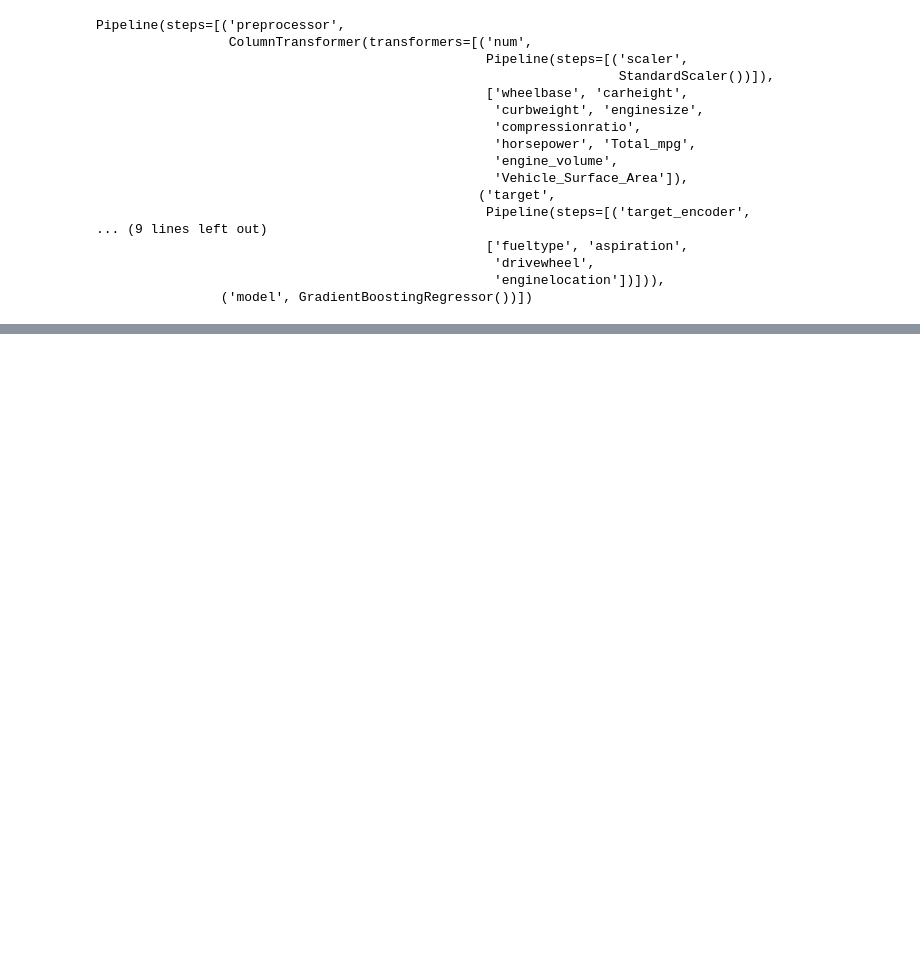
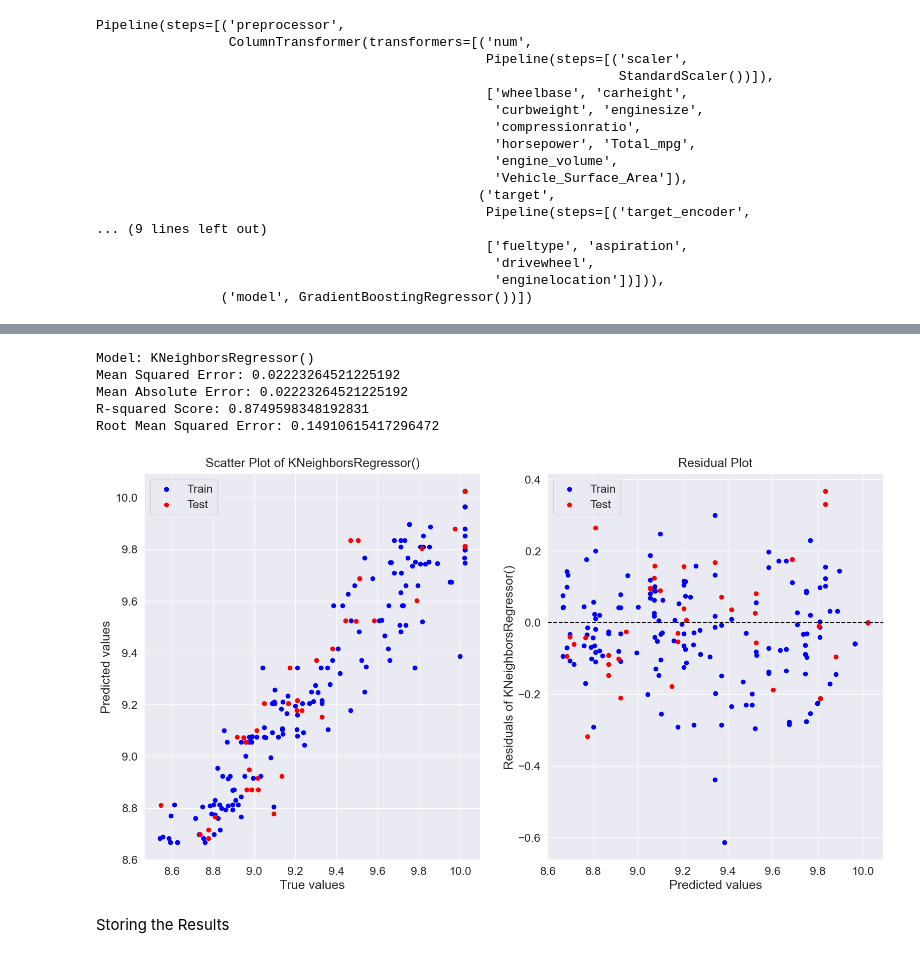
Before and after one commit to mideyolu/Car-Price-Prediction, a Jupyter notebook: car-price.ipynb, the cells around one changed output, grey strips where cells are left out. Saved outputs shown, nothing was run; the diff lists cells and outputs as text; code cells hidden in the pictures; blank space fills up the shorter version.

```diff
--- a/car-price.ipynb
+++ b/car-price.ipynb
@@ -1255,0 +1297,6 @@ Root Mean Squared Error: 0.11055907180680467
+# %%
+# Combine preprocessing steps into a pipeline
+pipeline = Pipeline(steps=[('preprocessor', preprocessor),
+                           ('model', KNeighborsRegressor())])
+
+pipeline
@@ -1255,0 +1321,40 @@ Root Mean Squared Error: 0.11055907180680467
+# %%
+# Fit the pipeline (including preprocessing and model training) on the training data
+pipeline.fit(X_train, y_train)
+
+# Once trained, you can use the pipeline to make predictions
+predictions_train_knn = pipeline.predict(X_train)
+predictions_test_knn = pipeline.predict(X_test)
+
+# Evaluate the model's performance
+model_knn = pipeline.named_steps['model']
+mse = mean_squared_error(y_test, predictions_test_knn)
+rmse = np.sqrt(mse)
+r2 = r2_score(y_test, predictions_test_knn)
+mae= mean_absolute_error(y_test, predictions_test_knn)
+print('Model:', model_knn)
+print("Mean Squared Error:", mse)
+print("Mean Absolute Error:", mse)
+print('R-squared Score:', r2)
+print('Root Mean Squared Error:', rmse)
+
+
+#stroing the results
+final_r2.append(r2)
+final_mae.append(mae)
+final_mse.append(mse)
+final_rmse.append(rmse)
+
+
+plot_scatter_residuals(model= model_knn, y_train= y_train,
+predictions_train= predictions_train_knn,
+y_test=y_test, predictions_test=predictions_test_knn)
+# %% [output]
+Model: KNeighborsRegressor()
+Mean Squared Error: 0.02223264521225192
+Mean Absolute Error: 0.02223264521225192
+R-squared Score: 0.8749598348192831
+Root Mean Squared Error: 0.14910615417296472
+[figure, added]
+# %% [markdown]
+Storing the Results
```
Also changed, not shown: parts of 20 cells of this notebook.
